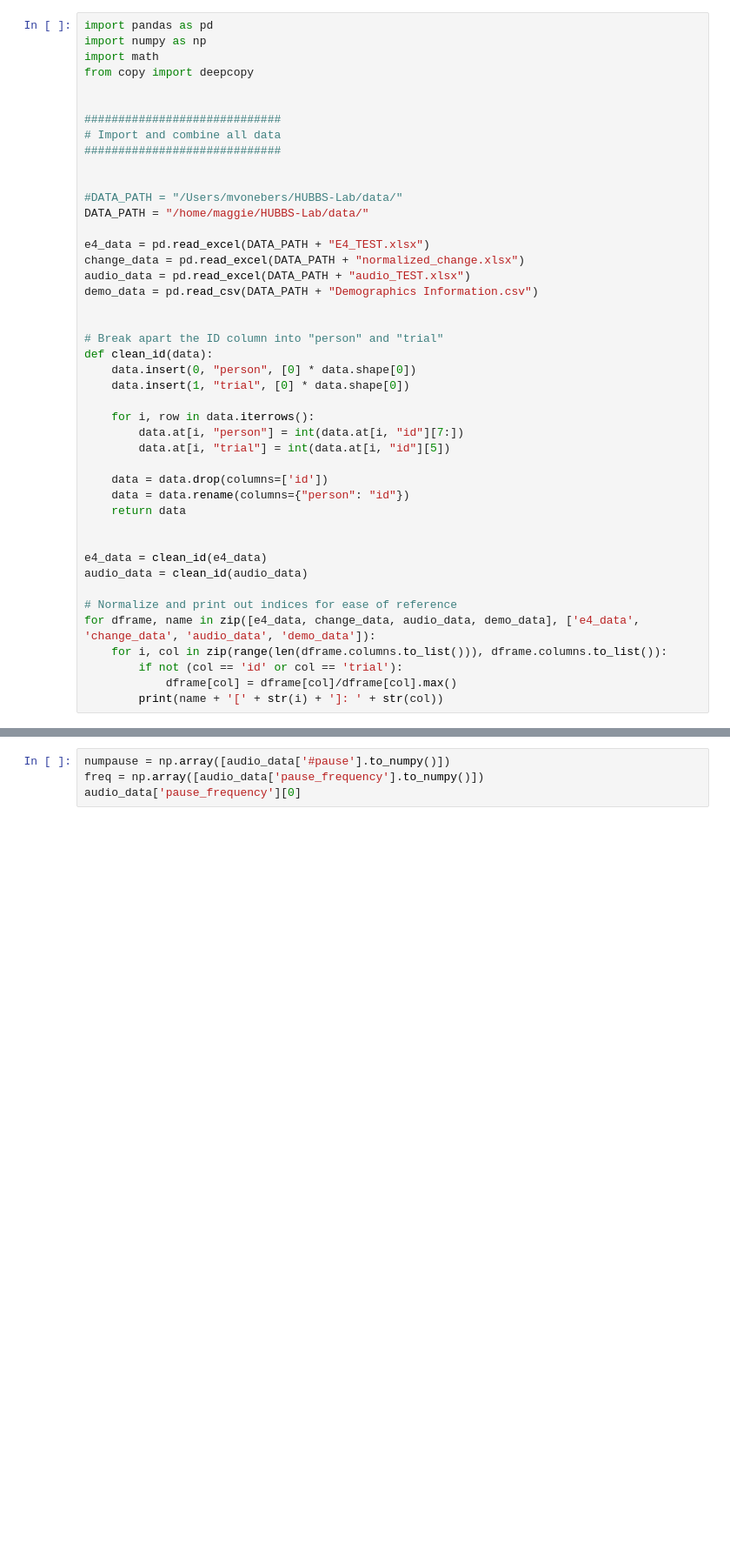
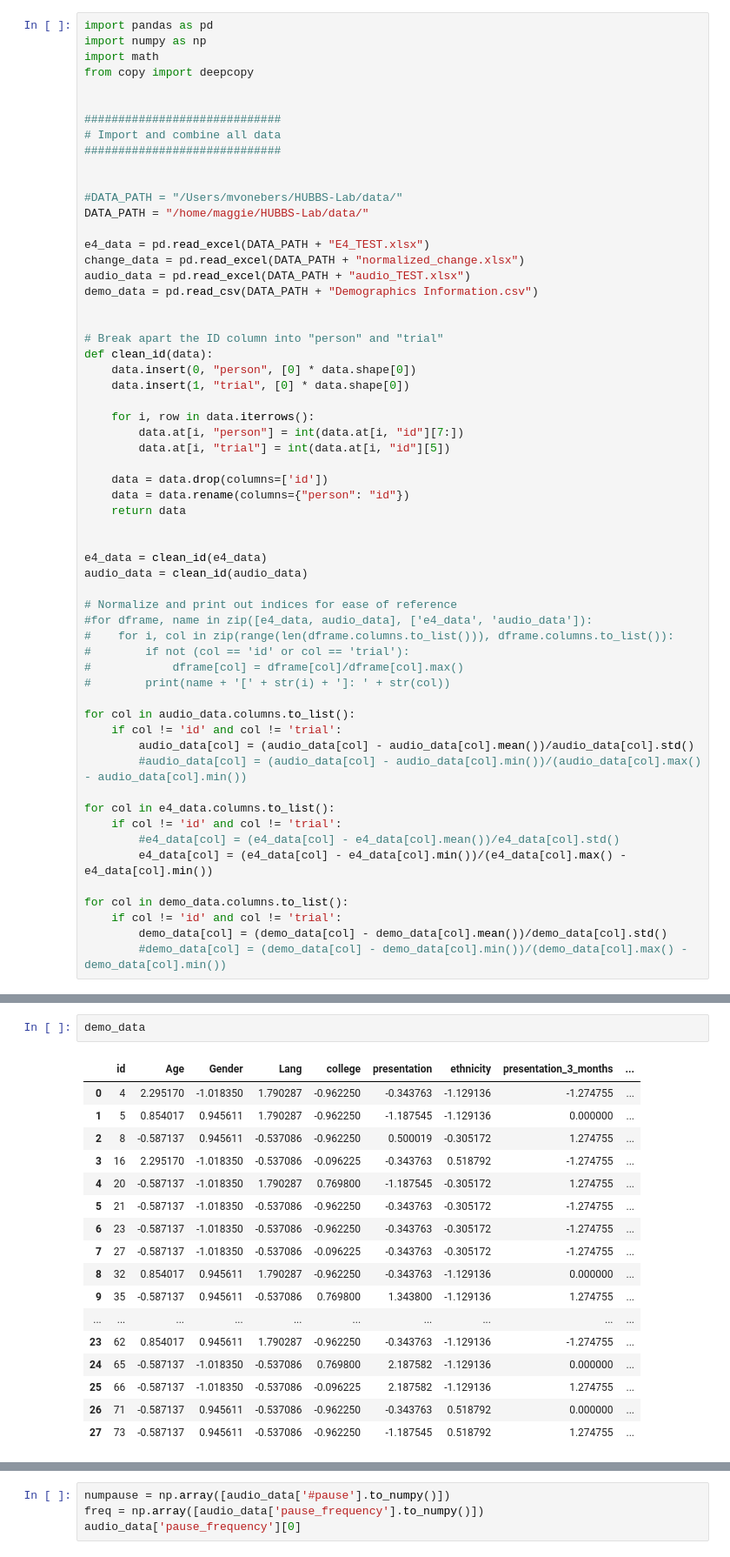
Before and after one commit to mx60s/HUBBS-Lab, a Jupyter notebook: Fixed for sample sizes.ipynb, the cells around one changed output, grey strips where cells are left out. Shown: that part at 87% size. Saved outputs shown, nothing was run; the diff lists cells and outputs as text; blank space fills up the shorter version.

```diff
--- a/Fixed for sample sizes.ipynb
+++ b/Fixed for sample sizes.ipynb
@@ -37,8 +37,23 @@ e4_data = clean_id(e4_data)
 audio_data = clean_id(audio_data)
 
 # Normalize and print out indices for ease of reference
-for dframe, name in zip([e4_data, change_data, audio_data, demo_data], ['e4_data', 'change_data', 'audio_data', 'demo_data']):
-    for i, col in zip(range(len(dframe.columns.to_list())), dframe.columns.to_list()):
-        if not (col == 'id' or col == 'trial'):
-            dframe[col] = dframe[col]/dframe[col].max()
-        print(name + '[' + str(i) + ']: ' + str(col))
+#for dframe, name in zip([e4_data, audio_data], ['e4_data', 'audio_data']):
+#    for i, col in zip(range(len(dframe.columns.to_list())), dframe.columns.to_list()):
+#        if not (col == 'id' or col == 'trial'):
+#            dframe[col] = dframe[col]/dframe[col].max()
+#        print(name + '[' + str(i) + ']: ' + str(col))
+
+for col in audio_data.columns.to_list():
+    if col != 'id' and col != 'trial':
+        audio_data[col] = (audio_data[col] - audio_data[col].mean())/audio_data[col].std()
+        #audio_data[col] = (audio_data[col] - audio_data[col].min())/(audio_data[col].max() - audio_data[col].min())
+
+for col in e4_data.columns.to_list():
+    if col != 'id' and col != 'trial':
+        #e4_data[col] = (e4_data[col] - e4_data[col].mean())/e4_data[col].std()
+        e4_data[col] = (e4_data[col] - e4_data[col].min())/(e4_data[col].max() - e4_data[col].min())
+
+for col in demo_data.columns.to_list():
+    if col != 'id' and col != 'trial':
+        demo_data[col] = (demo_data[col] - demo_data[col].mean())/demo_data[col].std()
+        #demo_data[col] = (demo_data[col] - demo_data[col].min())/(demo_data[col].max() - demo_data[col].min())
@@ -62,0 +60,20 @@ demo_data[8]: highest_education
+# %%
+demo_data
+# %% [output]
+|  | id | Age | Gender | Lang | college | presentation | ethnicity | presentation_3_months | ... |
+| 0 | 4 | 2.295170 | -1.018350 | 1.790287 | -0.962250 | -0.343763 | -1.129136 | -1.274755 | ... |
+| 1 | 5 | 0.854017 | 0.945611 | 1.790287 | -0.962250 | -1.187545 | -1.129136 | 0.000000 | ... |
+| 2 | 8 | -0.587137 | 0.945611 | -0.537086 | -0.962250 | 0.500019 | -0.305172 | 1.274755 | ... |
+| 3 | 16 | 2.295170 | -1.018350 | -0.537086 | -0.096225 | -0.343763 | 0.518792 | -1.274755 | ... |
+| 4 | 20 | -0.587137 | -1.018350 | 1.790287 | 0.769800 | -1.187545 | -0.305172 | 1.274755 | ... |
+| 5 | 21 | -0.587137 | -1.018350 | -0.537086 | -0.962250 | -0.343763 | -0.305172 | -1.274755 | ... |
+| 6 | 23 | -0.587137 | -1.018350 | -0.537086 | -0.962250 | -0.343763 | -0.305172 | -1.274755 | ... |
+| 7 | 27 | -0.587137 | -1.018350 | -0.537086 | -0.096225 | -0.343763 | -0.305172 | -1.274755 | ... |
+| 8 | 32 | 0.854017 | 0.945611 | 1.790287 | -0.962250 | -0.343763 | -1.129136 | 0.000000 | ... |
+| 9 | 35 | -0.587137 | 0.945611 | -0.537086 | 0.769800 | 1.343800 | -1.129136 | 1.274755 | ... |
+| ... | ... | ... | ... | ... | ... | ... | ... | ... | ... |
+| 23 | 62 | 0.854017 | 0.945611 | 1.790287 | -0.962250 | -0.343763 | -1.129136 | -1.274755 | ... |
+| 24 | 65 | -0.587137 | -1.018350 | -0.537086 | 0.769800 | 2.187582 | -1.129136 | 0.000000 | ... |
+| 25 | 66 | -0.587137 | -1.018350 | -0.537086 | -0.096225 | 2.187582 | -1.129136 | 1.274755 | ... |
+| 26 | 71 | -0.587137 | 0.945611 | -0.537086 | -0.962250 | -0.343763 | 0.518792 | 0.000000 | ... |
+| 27 | 73 | -0.587137 | 0.945611 | -0.537086 | -0.962250 | -1.187545 | 0.518792 | 1.274755 | ... |
```
Also changed, not shown: parts of 11 cells of this notebook, 6 other files.
